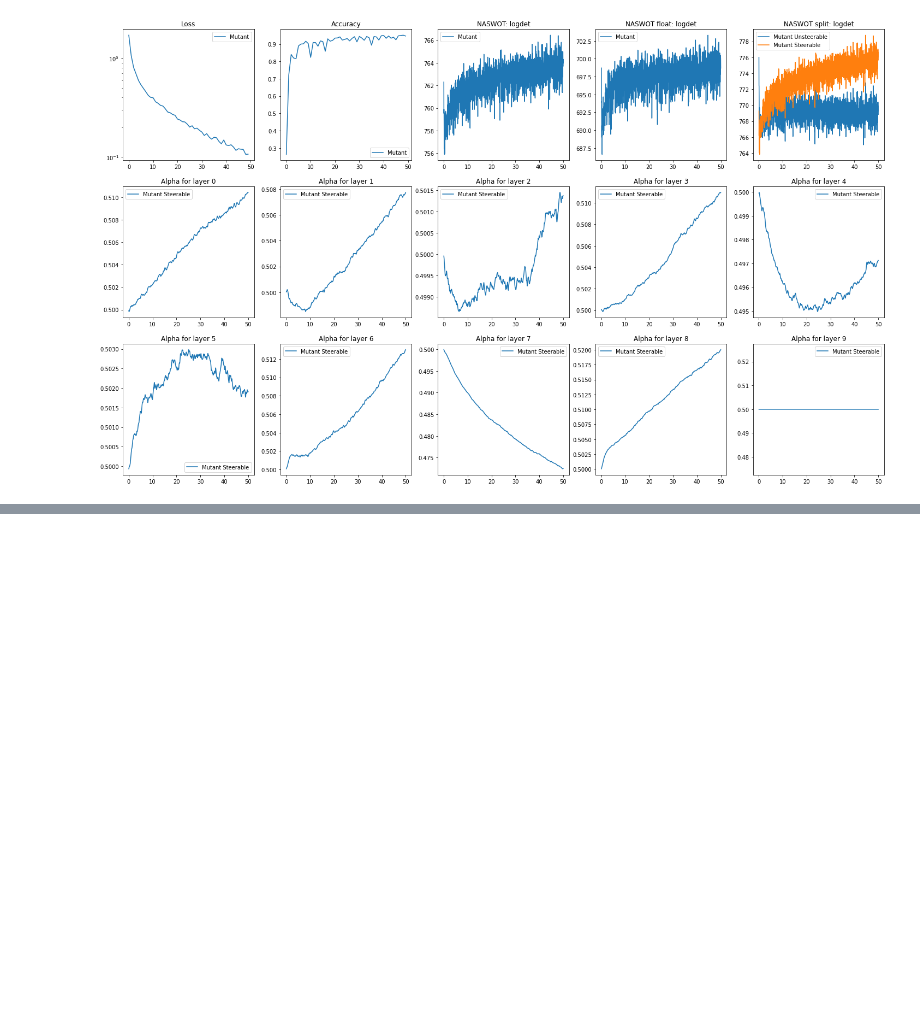
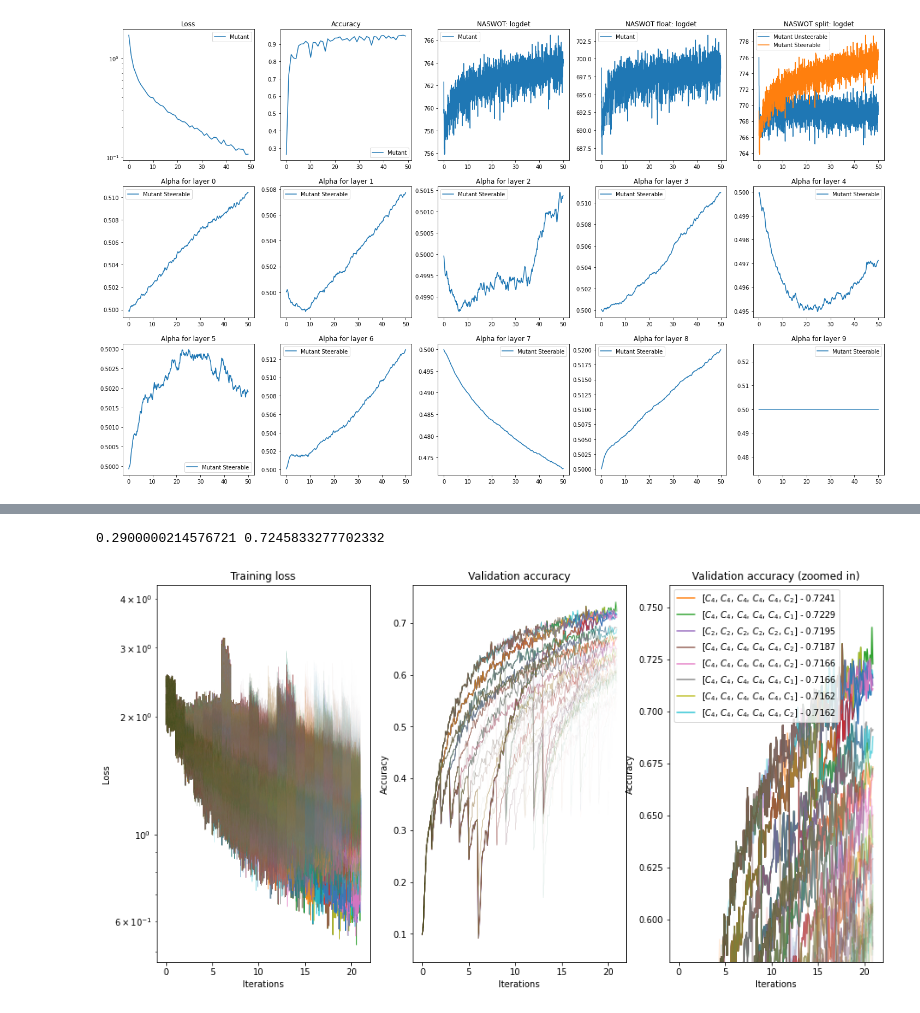
Before and after one commit to k8lion/equiNAS, a Jupyter notebook: plot.ipynb, the cells around one changed output, grey strips where cells are left out. Saved outputs shown, nothing was run; the diff lists cells and outputs as text; code cells hidden in the pictures; blank space fills up the shorter version.

```diff
--- a/plot.ipynb
+++ b/plot.ipynb
@@ -151,0 +153,5 @@ plothillclimb('logshc_2022-06-10_13:49:35', 0.9)
+# %%
+plothillclimb('logshc_2022-06-15_13:36:02')
+# %% [output]
+0.2900000214576721 0.7245833277702332
+[figure, added]
```
Also changed, not shown: parts of 7 cells of this notebook, 3 other files.
